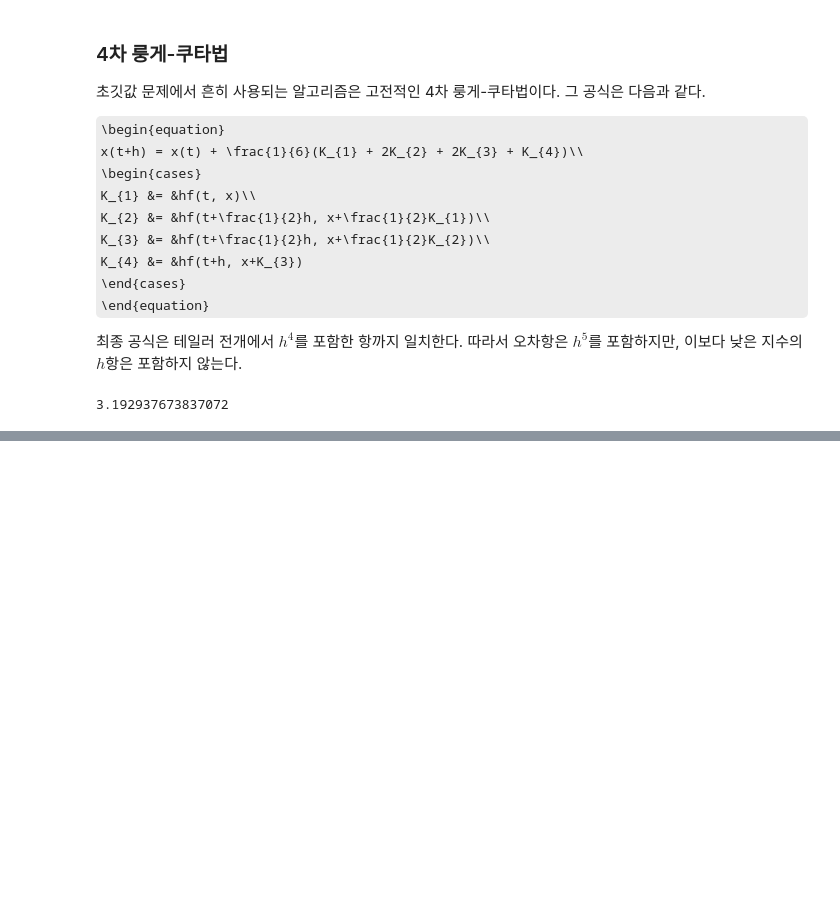
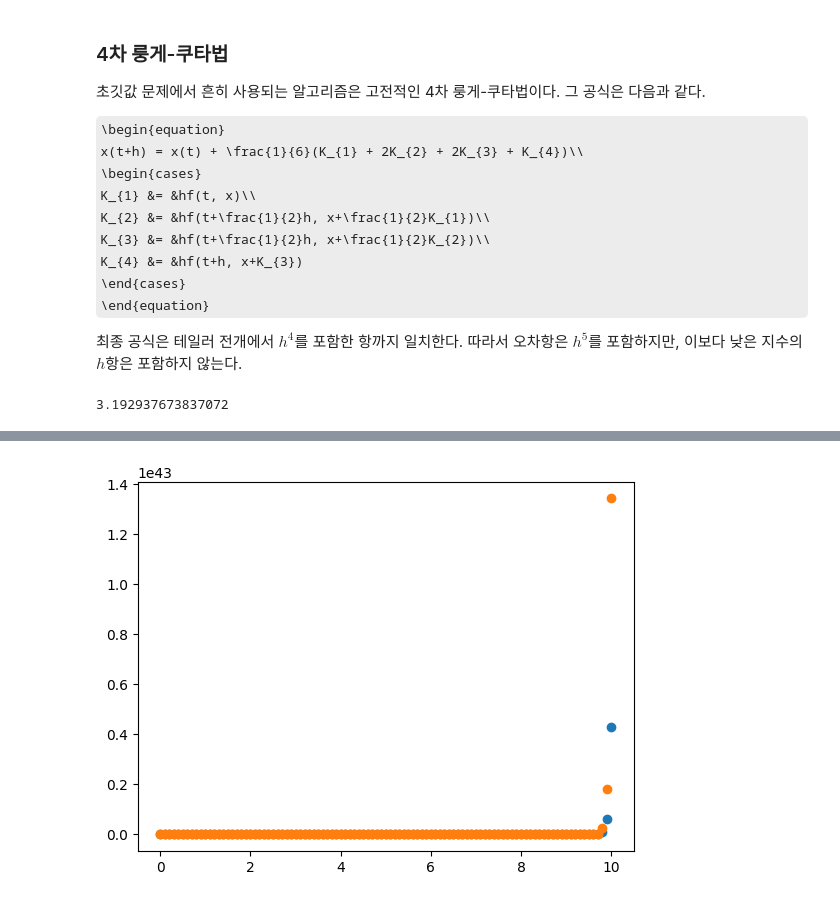
Before and after one commit to tirals88/Numerical-Mathematics-and-Computing, a Jupyter notebook: Chap7_Initial Values Problems.ipynb, the cells around one changed output, grey strips where cells are left out. Saved outputs shown, nothing was run; the diff lists cells and outputs as text; code cells hidden in the pictures; some formulas as TeX source; blank space fills up the shorter version.

```diff
--- a/Chap7_Initial Values Problems.ipynb
+++ b/Chap7_Initial Values Problems.ipynb
@@ -648,0 +715,12 @@ print(approx_a1, '\n', approx_a2)
+# %%
+#9
+
+approx_a1 = RK4((lambda t, x : (2*x*t+t)), 0, 0, 0.1, int(10*10))
+
+sol_07 = [(np.exp(t**2) - 1)/2 for t in approx_a1.iloc[:, 1].to_numpy()]
+
+plt.scatter(approx_a1.iloc[:, 1], approx_a1.iloc[:, 2], label='RK4')
+plt.scatter(approx_a1.iloc[:, 1], sol_07, label='$(e^{t^{2}}-1)/2$')
+plt.show()
+# %% [output]
+[figure, added]
```
Also changed, not shown: parts of 9 cells of this notebook.
